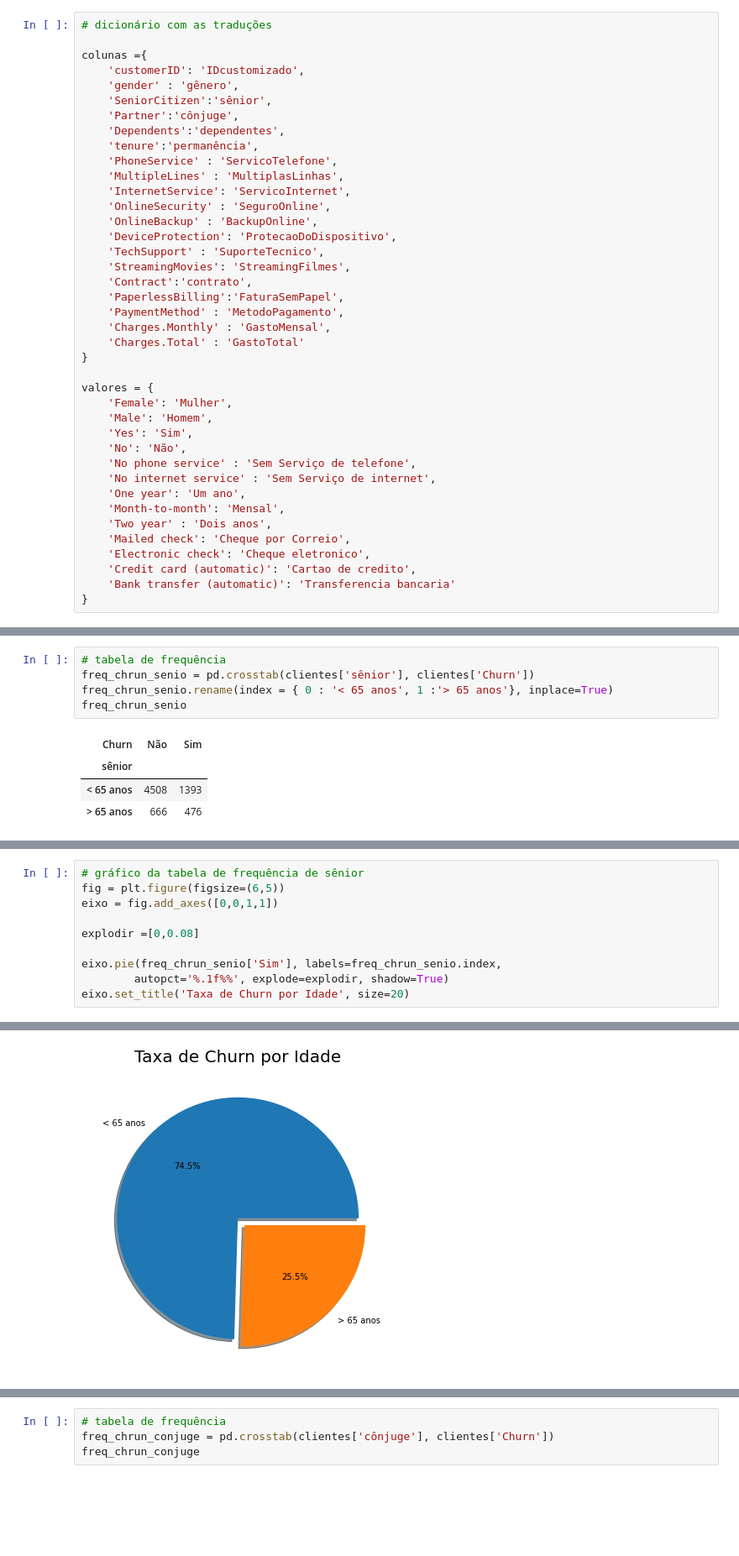
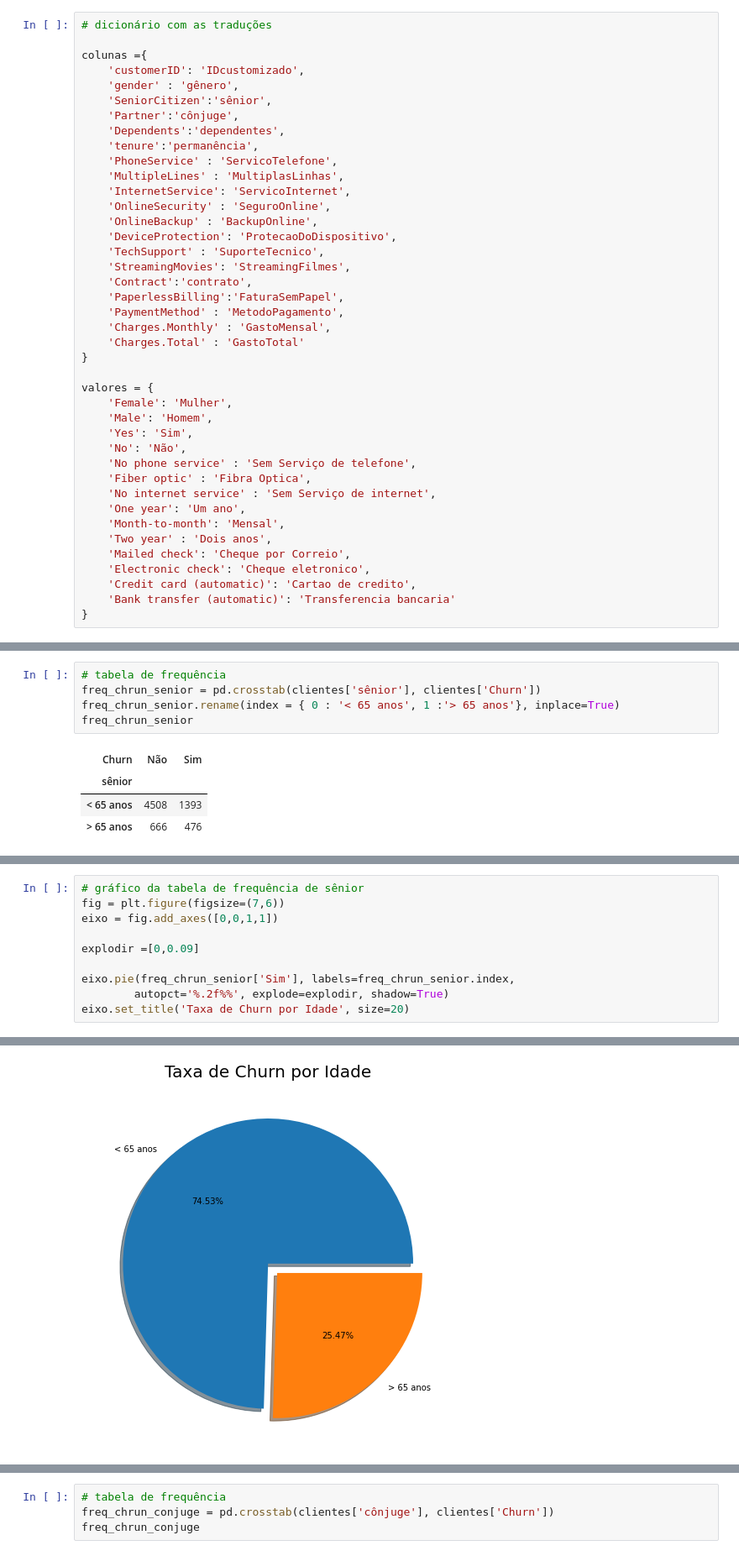
Before and after one commit to devayache/AluraVoz, a Jupyter notebook: AluraVoz.ipynb, the cells around one changed output, grey strips where cells are left out. Shown at 84% size. Cells and saved outputs as stored; diff of their text form; blank space fills up the shorter version.

```diff
--- a/AluraVoz.ipynb
+++ b/AluraVoz.ipynb
@@ -546,6 +546,7 @@ valores = {
     'Yes': 'Sim',
     'No': 'Não',
     'No phone service' : 'Sem Serviço de telefone',
+    'Fiber optic' : 'Fibra Optica',
     'No internet service' : 'Sem Serviço de internet',
     'One year': 'Um ano',
     'Month-to-month': 'Mensal',
@@ -689,8 +690,8 @@ A primeira análise que será feita é verificar como se comporta o Churn em rel
 # %%
 # tabela de frequência
-freq_chrun_senio = pd.crosstab(clientes['sênior'], clientes['Churn'])
-freq_chrun_senio.rename(index = { 0 : '< 65 anos', 1 :'> 65 anos'}, inplace=True)
-freq_chrun_senio
+freq_chrun_senior = pd.crosstab(clientes['sênior'], clientes['Churn'])
+freq_chrun_senior.rename(index = { 0 : '< 65 anos', 1 :'> 65 anos'}, inplace=True)
+freq_chrun_senior
 # %% [output]
 | Churn | Não | Sim |
 | sênior |  |  |
@@ -699,13 +707,13 @@ freq_chrun_senio
 # %%
 # gráfico da tabela de frequência de sênior
-fig = plt.figure(figsize=(6,5))
+fig = plt.figure(figsize=(7,6))
 eixo = fig.add_axes([0,0,1,1])
 
-explodir =[0,0.08]
+explodir =[0,0.09]
 
-eixo.pie(freq_chrun_senio['Sim'], labels=freq_chrun_senio.index,
-        autopct='%.1f%%', explode=explodir, shadow=True)
+eixo.pie(freq_chrun_senior['Sim'], labels=freq_chrun_senior.index,
+        autopct='%.2f%%', explode=explodir, shadow=True)
 eixo.set_title('Taxa de Churn por Idade', size=20)
 # %% [output]
 Text(0.5, 1.0, 'Taxa de Churn por Idade')
-[figure, old version]
+[figure, new version]
```
Also changed, not shown: parts of 64 cells of this notebook.
